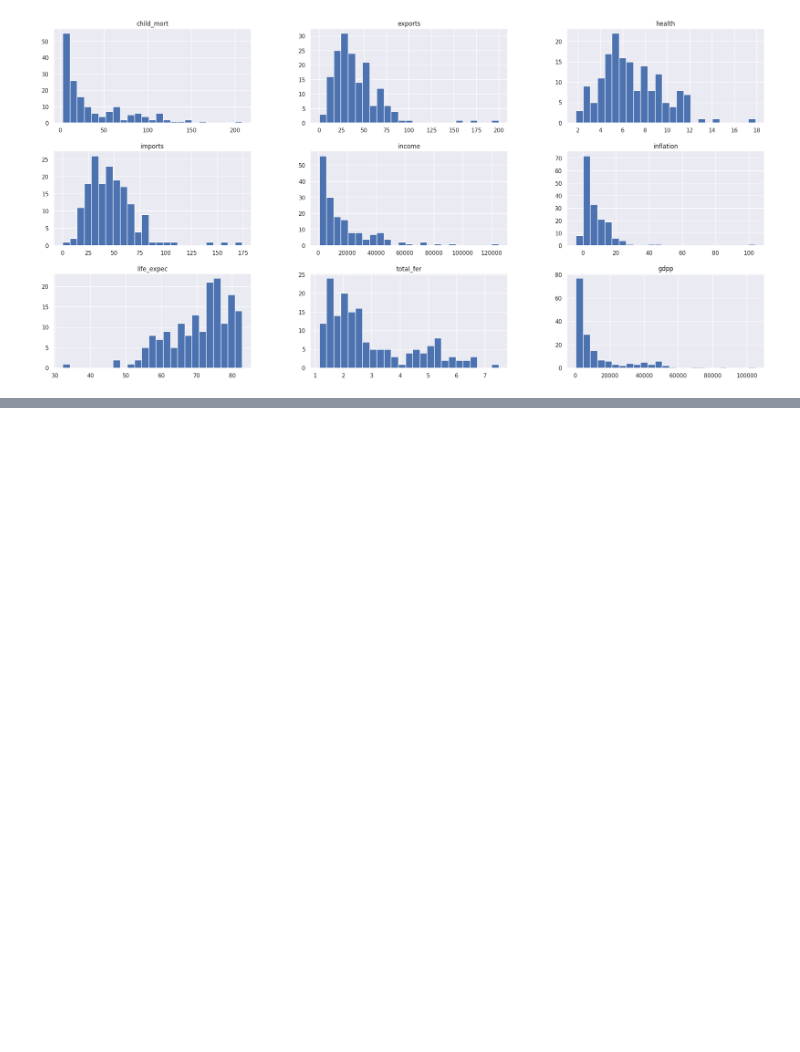
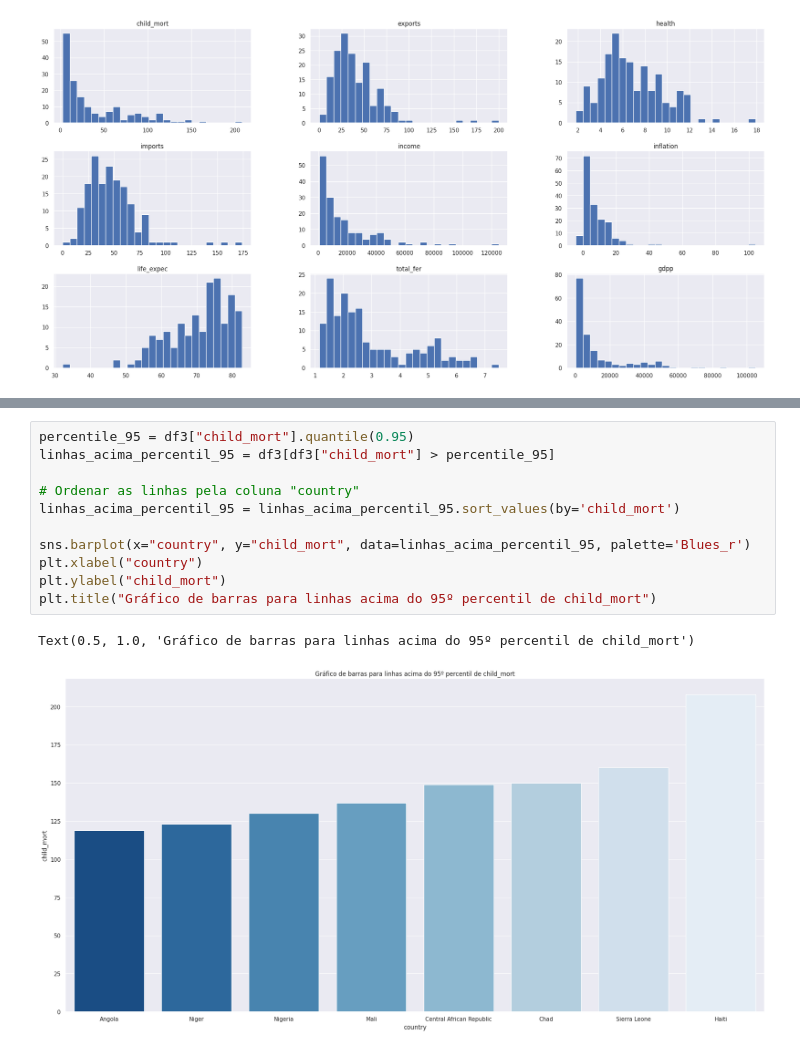
Before and after one commit to yvesmoura/eda-socio-economic-and-health-factors, a Jupyter notebook: eda-desafio_final.ipynb, the cells around one changed output, grey strips where cells are left out. Saved outputs shown, nothing was run; the diff lists cells and outputs as text; blank space fills up the shorter version.

```diff
--- a/eda-desafio_final.ipynb
+++ b/eda-desafio_final.ipynb
@@ -221,0 +218,14 @@ num_attributes.hist(bins=25);
+# %%
+percentile_95 = df3["child_mort"].quantile(0.95)
+linhas_acima_percentil_95 = df3[df3["child_mort"] > percentile_95]
+
+# Ordenar as linhas pela coluna "country"
+linhas_acima_percentil_95 = linhas_acima_percentil_95.sort_values(by='child_mort')
+
+sns.barplot(x="country", y="child_mort", data=linhas_acima_percentil_95, palette='Blues_r')
+plt.xlabel("country")
+plt.ylabel("child_mort")
+plt.title("Gráfico de barras para linhas acima do 95º percentil de child_mort")
+# %% [output]
+Text(0.5, 1.0, 'Gráfico de barras para linhas acima do 95º percentil de child_mort')
+[figure, added]
```
Also changed, not shown: parts of 38 cells of this notebook, 1 other file.
